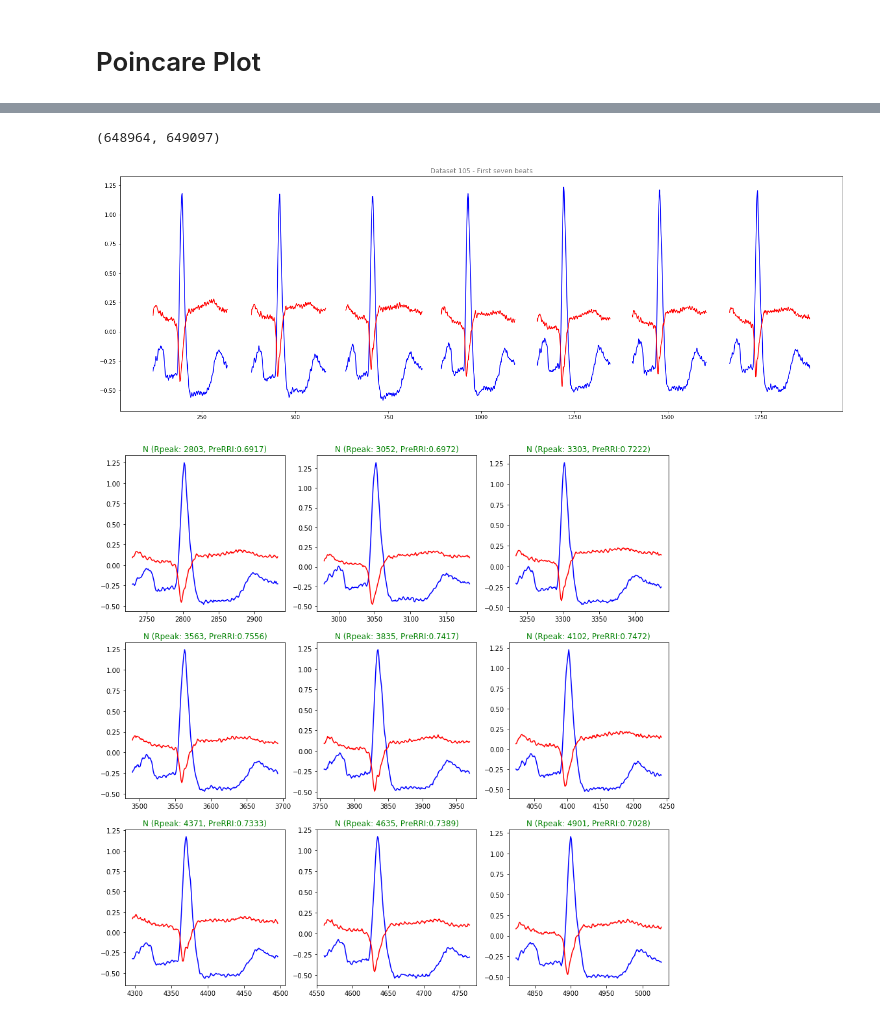
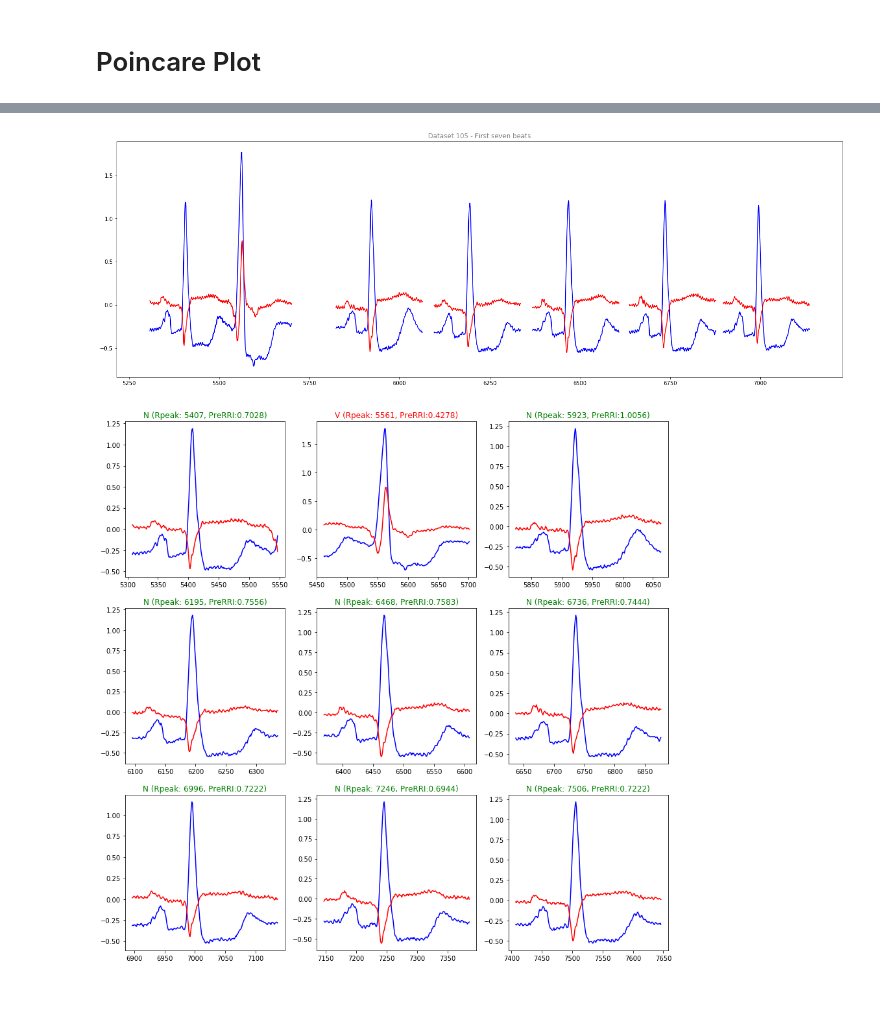
Before and after one commit to lhadhazy/neural_ffn_ecg_tensorflow, a Jupyter notebook: Untitled.ipynb, the cells around one changed output, grey strips where cells are left out. Cells and saved outputs as stored; diff of their text form; code cells hidden in the pictures.

Commit message:
new Peak segmentation using Pre - Post (99 , 140 ticks)

```diff
--- a/Untitled.ipynb
+++ b/Untitled.ipynb
@@ -412,6 +350,7 @@ dfseg=pd.read_csv('./data/105_ALL_QRS.csv', sep=',',header=0, parse_dates=[0],
 dfann=pd.read_csv('./data/105_ALL_ANN.csv', sep=',',header=0, parse_dates=[0],  squeeze=False)
 dfrri=pd.read_csv('./data/105_ALL_RRI.csv', sep=',',header=0)
 #df.drop(df.index[:1], inplace=True)
+%matplotlib inline
 
 pattern = '[()]p.*p[)]'
 #dfseg['Type'].str.contains('p')
@@ -515,43 +454,66 @@ for w in dfnew['N']:
     begQRSList.append(QRSbegin);
     endQRSList.append(QRSend);
 
-
 mixpNtList = tuple(zip(begQRSList,endQRSList))
 
 for v in mixpNtList:
     #print(x)
     slicepNtList.append(tuple((dfnew2['('][v[0]],dfnew2[')'][v[1]])))
 
+#-----------------
+
+preX = 99;
+postX = 140;
+begNList = [];
+endNList = [];
+mixNList = [];
+sliceNList = [];
+
+#for y in dfann['sample']:
+for index, row in dfann.iterrows():
+    #Nbegin = y - preX;
+    Nbegin = row['sample'] - preX;
+    #Nend = y + postX;
+    Nend = row['sample'] + postX;
+    begNList.append(Nbegin);
+    endNList.append(Nend);
+
+mixNList = tuple(zip(begNList,endNList))
+mixNList[-1]
+
+#for y in mixNList:
+#    #print(x)
+#    sliceNList.append(tuple((dfnew2['('][y[0]],dfnew2[')'][y[1]])))
+
+#-----------------
+
 
 plt.figure(figsize=(24,8))
 
-for x in range(0,7):
-    dfseg1 = dfall[(dfall['sample'] >= slicepNtList[x][0]) & (dfall['sample'] <= slicepNtList[x][1])]
+for x in range(20,27):
+    dfseg1 = dfall[(dfall['sample'] >= mixNList[x][0]) & (dfall['sample'] <= mixNList[x][1])]
     plt.title('Dataset 105 - First seven beats', color="grey")
     plt.plot(dfseg1['MLII'], color="blue")
     plt.plot(dfseg1['V5'], color="red")
-
-slicepNtList[-1]
 # %% [output]
-(648964, 649097)
-[figure, old version]
+[figure, new version]
 # %%
 fig, axes = plt.subplots(nrows=3, ncols=3, figsize = (15,15))
 
-i = 10 # 115
+i = 20 # 20 115
 y = -1
 for x in range(0,9):
     if x % 3 == 0:
         y=y+1
-    dfseg1 = dfall[(dfall['sample'] >= slicepNtList[x+i][0]) & (dfall['sample'] <= slicepNtList[x+i][1])]
+    dfseg1 = dfall[(dfall['sample'] >= mixNList[x+i][0]) & (dfall['sample'] <= mixNList[x+i][1])]
 
     if str(dfann['Type'][x+i]) != 'N':
         axes[y, x % 3].set_title('my title', color="red")
     else:
         axes[y, x % 3].set_title('my title', color="green")
 
     axes[y, x % 3].plot(dfseg1['MLII'], color="blue")
     axes[y, x % 3].plot(dfseg1['V5'], color="red")
-    axes[y, x % 3].set_title(str(dfann['Type'][x+i]) + ' (Rpeak: ' + str(dfann['sample'][x+i]) + ', PreRRI:' + str(float("{0:.4f}".format(dfrri['wPre'][x+i]))) + ')' )
+    axes[y, x % 3].set_title(str(dfann['Type'][x+i]) + ' (Rpeak: ' + str(dfann['sample'][x+i]) + ', PreRRI:' + str(float("{0:.4f}".format(dfrri['wPre'][x+i-1]))) + ')' )
 # %% [output]
-[figure, old version]
+[figure, new version]
```
Also changed, not shown: parts of 20 cells of this notebook, 1 other file.
